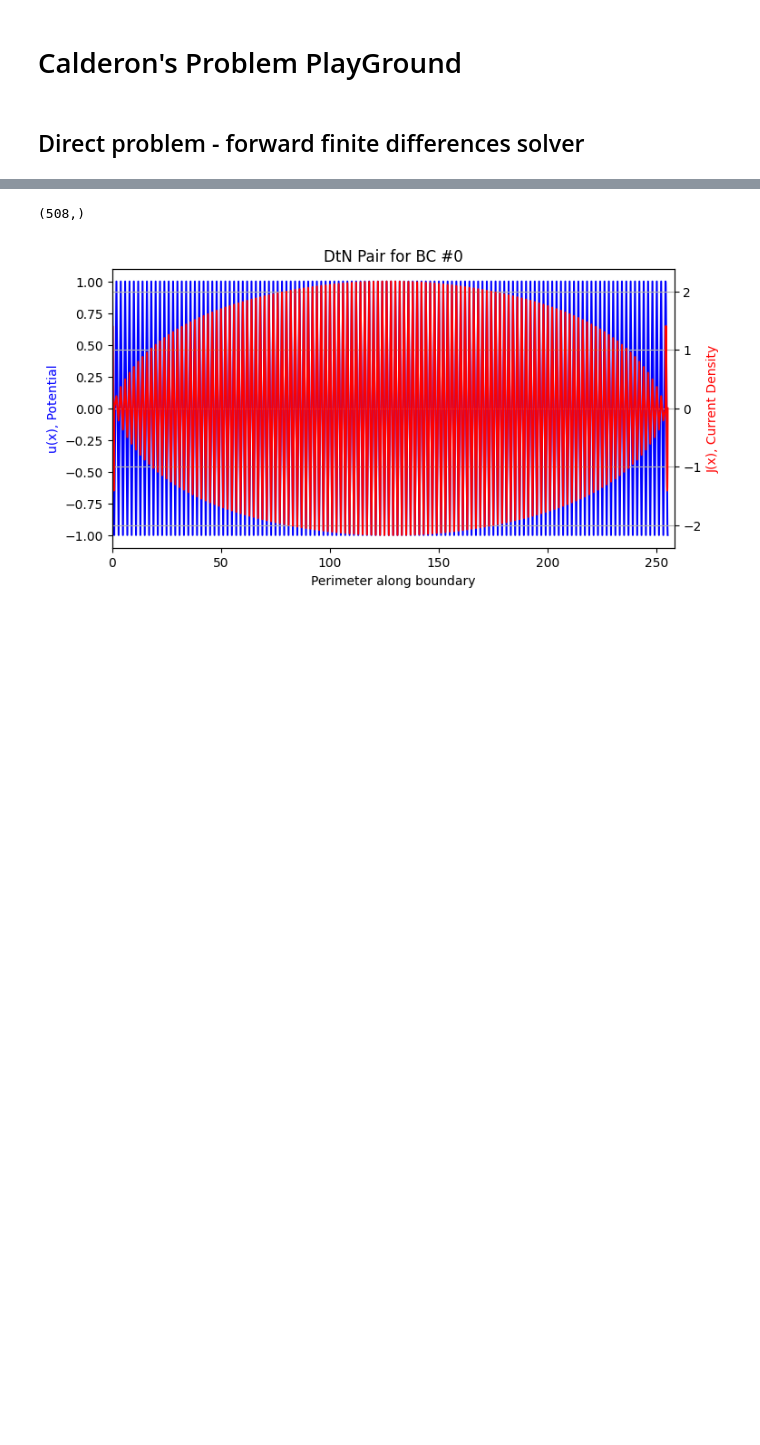
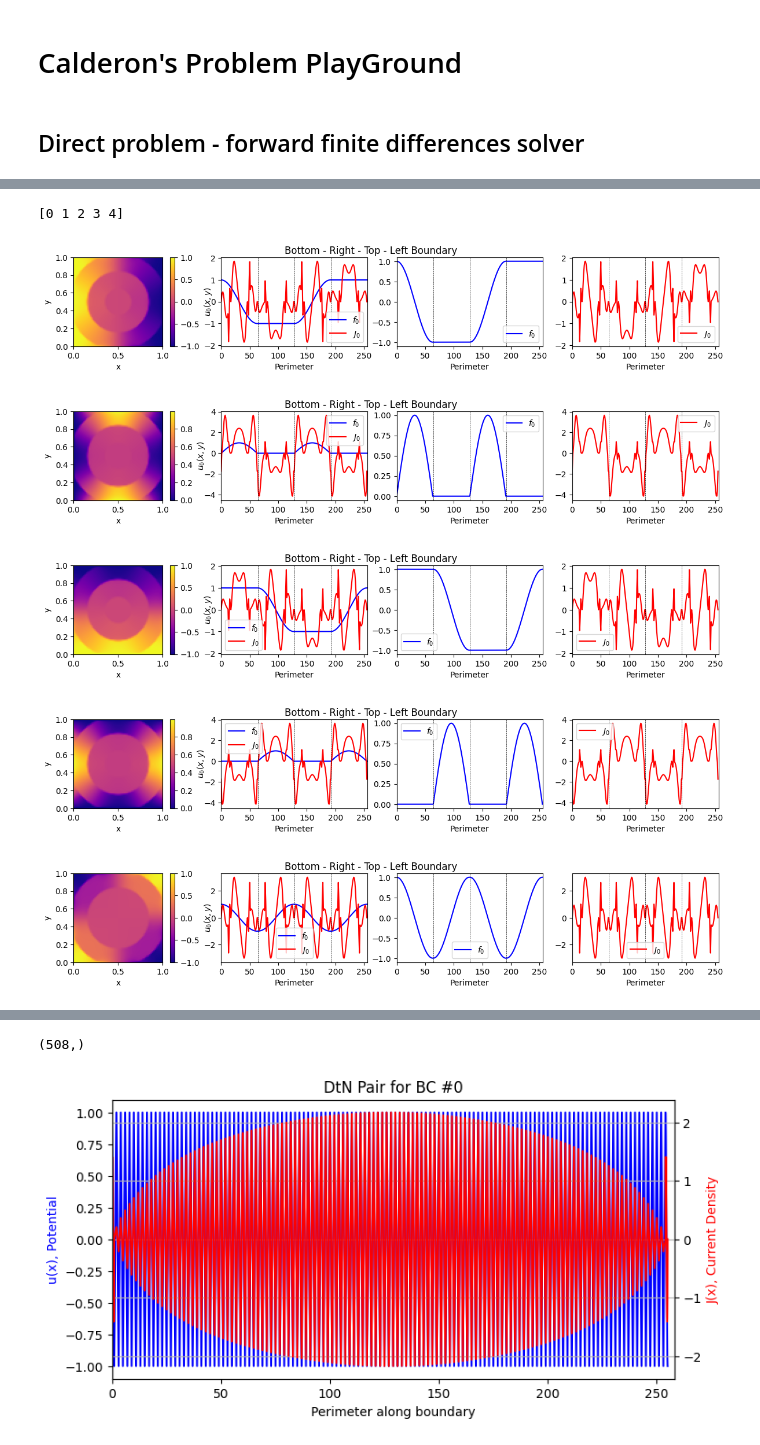
Before and after one commit to ptejerina/NNCalderon, a Jupyter notebook: playground.ipynb, the cells around one changed output, grey strips where cells are left out. Saved outputs shown, nothing was run; the diff lists cells and outputs as text; code cells hidden in the pictures; blank space fills up the shorter version.

```diff
--- a/playground.ipynb
+++ b/playground.ipynb
@@ -482,0 +607,50 @@ f_all.shape
+# %%
+k_list=np.arange(K)
+print(k_list)
+
+for k in (k_list):
+
+    f_true = f_all[k, perimeter_idx]
+    J_true = J_all[k, perimeter_idx]
+
+    u_ex = u_all[k,:,:]
+
+    fig,ax = plt.subplots(1,4,figsize=(15,2))
+
+    im1 = ax[0].imshow(u_ex, origin='lower', extent=[0, 1, 0, 1], cmap='plasma')
+    ax[0].set_xlabel("x")
+    ax[0].set_ylabel("y")
+    fig.colorbar(im1, ax=ax[0], orientation='vertical', label = r'$u_0(x,y)$')
+
+    ax[1].plot(afine, f_true, 'b-', label=r"$f_0$")
+    ax[1].plot(afine, J_true, 'r-', label=r"$J_0$")
+    for i in range(1,4):
+        ax[1].axvline(i*N, color='k', linestyle='--', linewidth=0.5)
+    ax[1].set_xlabel('Perimeter')
+    ax[1].legend()
+    ax[1].set_xlim(left=0, right=4*N)
+
+    ax[2].plot(afine, f_true, 'b-', label=r"$f_0$")
+    for i in range(1,4):
+        ax[2].axvline(i*N, color='k', linestyle='--', linewidth=0.5)
+    ax[2].set_xlabel('Perimeter')
+    ax[2].legend()
+    ax[2].set_xlim(left=0, right=4*N)
+
+    ax[3].plot(afine, J_true, 'r-', label=r"$J_0$")
+    for i in range(1,4):
+        ax[3].axvline(i*N, color='k', linestyle='--', linewidth=0.5)
+    ax[3].set_xlabel('Perimeter')
+    ax[3].legend()
+    ax[3].set_xlim(left=0, right=4*N)
+
+    plt.suptitle('Bottom - Right - Top - Left Boundary')
+
+    plt.show()
+# %% [output]
+[0 1 2 3 4]
+[figure, added]
+[figure, added]
+[figure, added]
+[figure, added]
+[figure, added]
```
Also changed, not shown: parts of 36 cells of this notebook, 15 other files.
